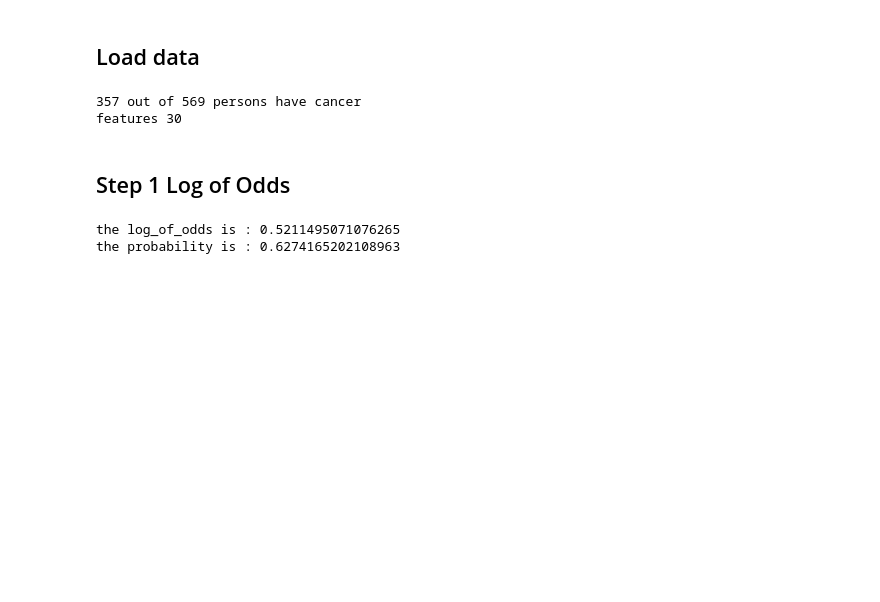
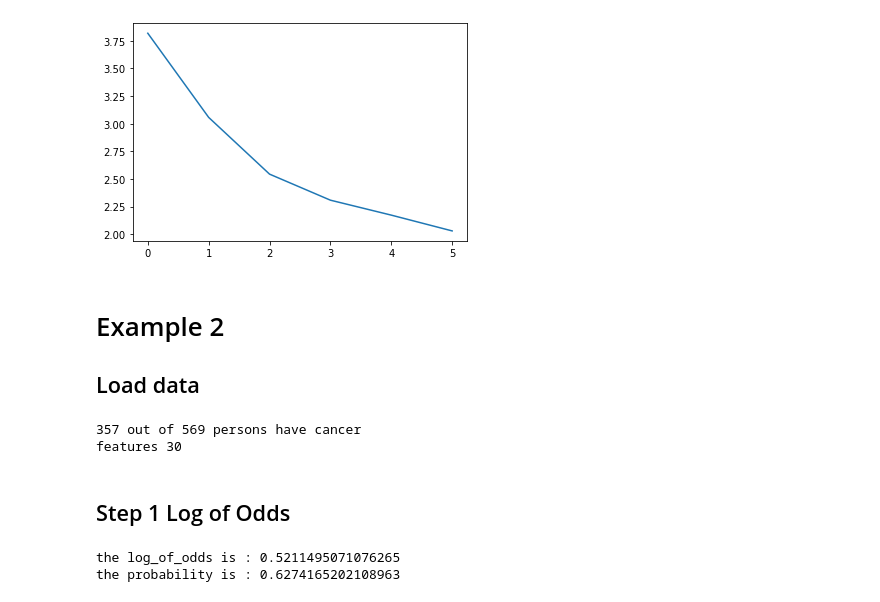
Before and after one commit to EricWebsmith/machine_learning_from_scrach, a Jupyter notebook: Gradiant_Boosting_Classification.ipynb, the cells around one changed output. Cells and saved outputs as stored; diff of their text form; code cells hidden in the pictures; blank space fills up the shorter version.

```diff
--- a/Gradiant_Boosting_Classification.ipynb
+++ b/Gradiant_Boosting_Classification.ipynb
@@ -8,4 +494,10 @@ import matplotlib.pyplot as plt
+# %%
+plt.plot(loss)
+plt.show()
+# %% [output]
+[figure, added]
 # %% [markdown]
+# Example 2
 ## Load data
 # %%
 cancer=load_breast_cancer()
```
Also changed, not shown: parts of 37 cells of this notebook, 4 other files.
